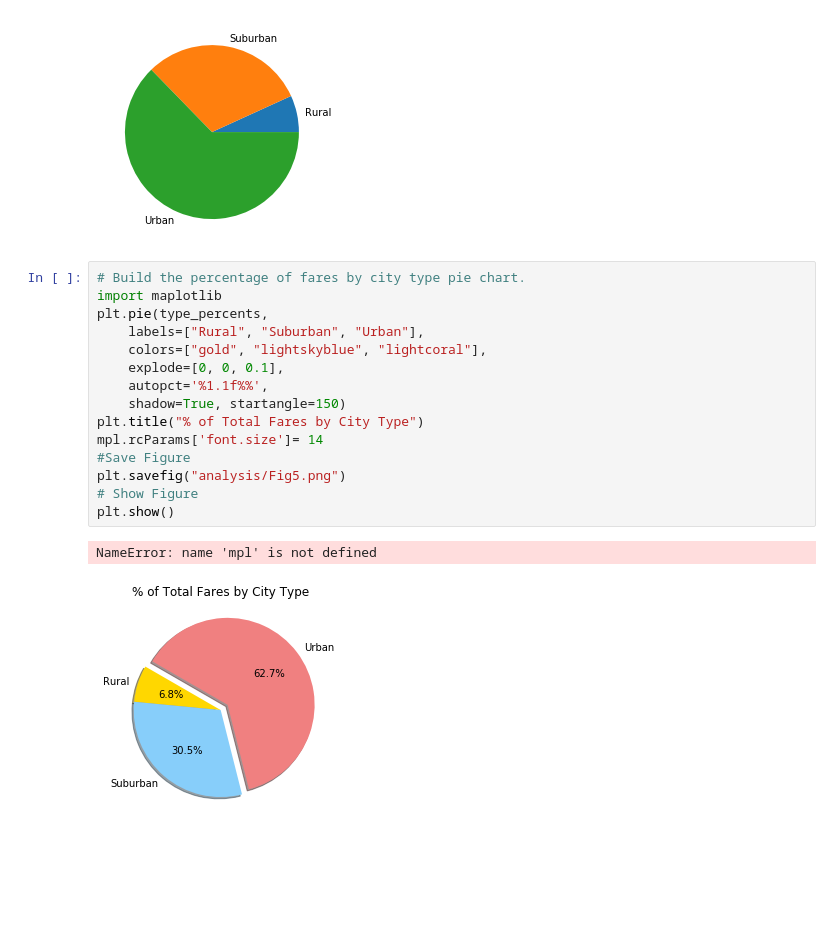
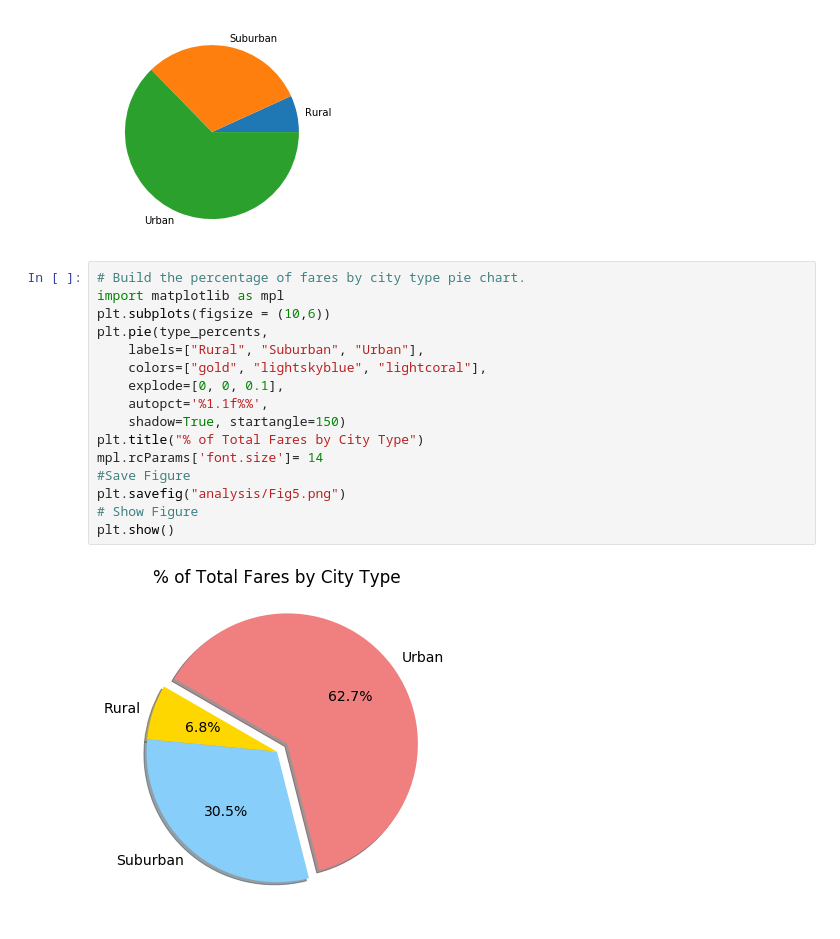
Before and after one commit to SladeMahoney/PyBer_Analysis, a Jupyter notebook: PyBer.ipynb, the cells around one changed output. Cells and saved outputs as stored; diff of their text form; blank space fills up the shorter version.

Commit message:
Pie charts of % of total rides by city types, and % of total fares by city types

```diff
--- a/PyBer.ipynb
+++ b/PyBer.ipynb
@@ -616,19 +616,19 @@ plt.show()
 [figure]
 # %%
 # Build the percentage of fares by city type pie chart.
-import maplotlib
+import matplotlib as mpl
+plt.subplots(figsize = (10,6))
 plt.pie(type_percents,
     labels=["Rural", "Suburban", "Urban"],
     colors=["gold", "lightskyblue", "lightcoral"],
     explode=[0, 0, 0.1],
     autopct='%1.1f%%',
     shadow=True, startangle=150)
 plt.title("% of Total Fares by City Type")
 mpl.rcParams['font.size']= 14
 #Save Figure
 plt.savefig("analysis/Fig5.png")
 # Show Figure
 plt.show()
 # %% [output]
-NameError: name 'mpl' is not defined
-[figure, old version]
+[figure, new version]
```
Also changed, not shown: parts of 2 cells of this notebook, 1 other file.
